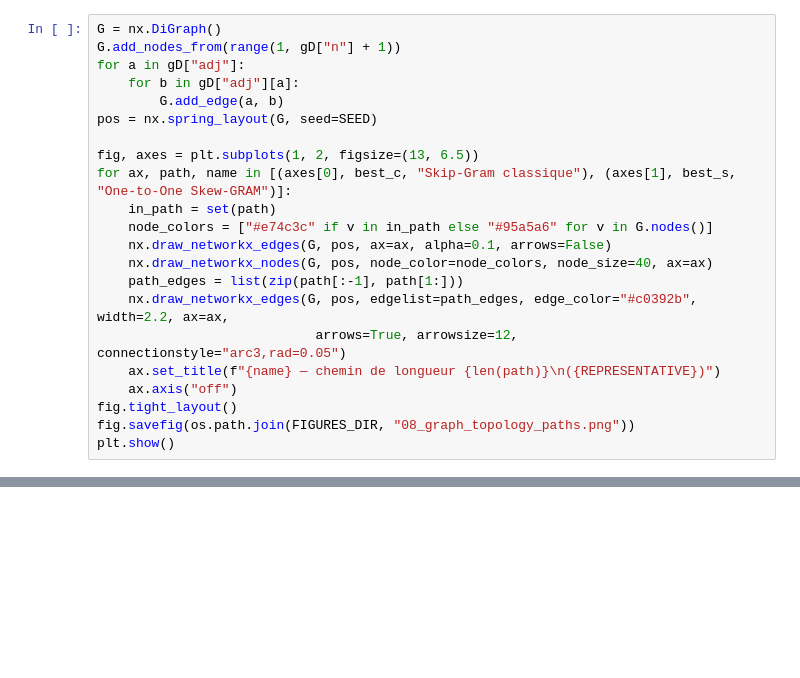
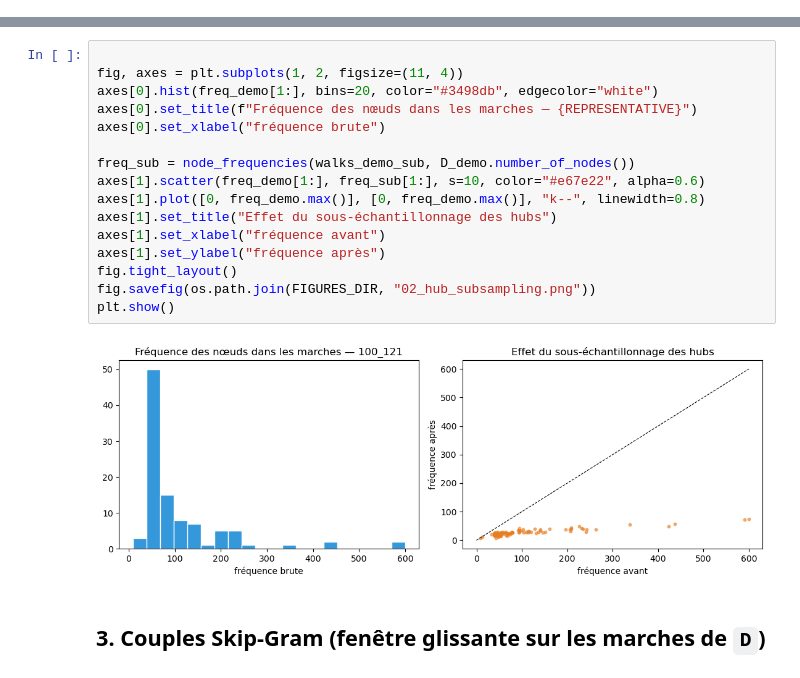
Before and after one commit to AymanMady/deep-learning, a Jupyter notebook: one_to_one_skewgram.ipynb, the cells around one changed output, grey strips where cells are left out. Cells and saved outputs as stored; diff of their text form; blank space fills up the shorter version.

```diff
--- a/one_to_one_skewgram.ipynb
+++ b/one_to_one_skewgram.ipynb
@@ -1069,22 +0,0 @@ plt.show()
-# %%
-G = nx.DiGraph()
-G.add_nodes_from(range(1, gD["n"] + 1))
-for a in gD["adj"]:
-    for b in gD["adj"][a]:
-        G.add_edge(a, b)
-pos = nx.spring_layout(G, seed=SEED)
-
-fig, axes = plt.subplots(1, 2, figsize=(13, 6.5))
-for ax, path, name in [(axes[0], best_c, "Skip-Gram classique"), (axes[1], best_s, "One-to-One Skew-GRAM")]:
-    in_path = set(path)
-    node_colors = ["#e74c3c" if v in in_path else "#95a5a6" for v in G.nodes()]
-    nx.draw_networkx_edges(G, pos, ax=ax, alpha=0.1, arrows=False)
-    nx.draw_networkx_nodes(G, pos, node_color=node_colors, node_size=40, ax=ax)
-    path_edges = list(zip(path[:-1], path[1:]))
-    nx.draw_networkx_edges(G, pos, edgelist=path_edges, edge_color="#c0392b", width=2.2, ax=ax,
-                            arrows=True, arrowsize=12, connectionstyle="arc3,rad=0.05")
-    ax.set_title(f"{name} — chemin de longueur {len(path)}\n({REPRESENTATIVE})")
-    ax.axis("off")
-fig.tight_layout()
-fig.savefig(os.path.join(FIGURES_DIR, "08_graph_topology_paths.png"))
-plt.show()
@@ -1137,0 +338,20 @@ Au-delà du résultat quantitatif, ce travail illustre une démarche méthodolog
+# %%
+
+fig, axes = plt.subplots(1, 2, figsize=(11, 4))
+axes[0].hist(freq_demo[1:], bins=20, color="#3498db", edgecolor="white")
+axes[0].set_title(f"Fréquence des nœuds dans les marches — {REPRESENTATIVE}")
+axes[0].set_xlabel("fréquence brute")
+
+freq_sub = node_frequencies(walks_demo_sub, D_demo.number_of_nodes())
+axes[1].scatter(freq_demo[1:], freq_sub[1:], s=10, color="#e67e22", alpha=0.6)
+axes[1].plot([0, freq_demo.max()], [0, freq_demo.max()], "k--", linewidth=0.8)
+axes[1].set_title("Effet du sous-échantillonnage des hubs")
+axes[1].set_xlabel("fréquence avant")
+axes[1].set_ylabel("fréquence après")
+fig.tight_layout()
+fig.savefig(os.path.join(FIGURES_DIR, "02_hub_subsampling.png"))
+plt.show()
+# %% [output]
+[figure, added]
+# %% [markdown]
+## 3. Couples Skip-Gram (fenêtre glissante sur les marches de `D`)
```
Also changed, not shown: parts of 73 cells of this notebook, 19 other files.
